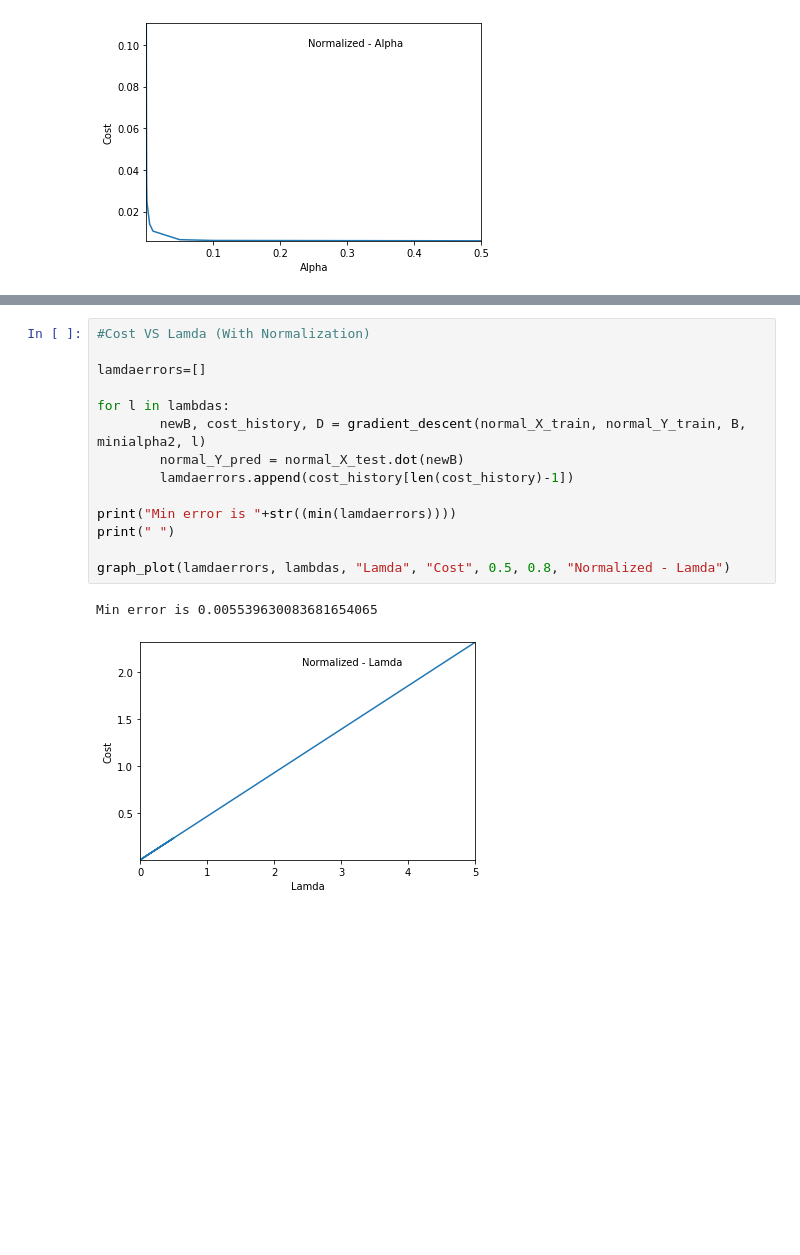
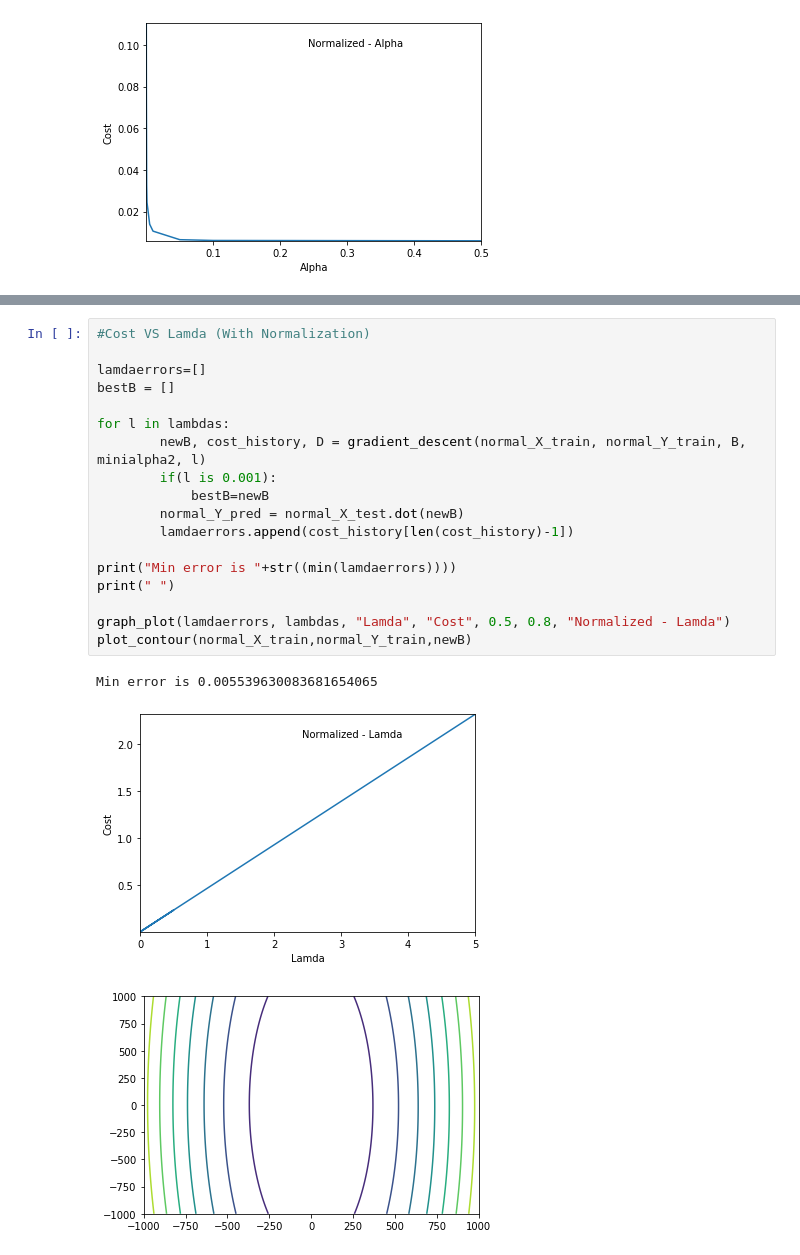
Before and after one commit to harshithbelagur/Data-Science, a Jupyter notebook: Multivariate-Regression/Multivariate Regression.ipynb, the cells around one changed output, grey strips where cells are left out. Cells and saved outputs as stored; diff of their text form; blank space fills up the shorter version.

```diff
--- a/Multivariate-Regression/Multivariate Regression.ipynb
+++ b/Multivariate-Regression/Multivariate Regression.ipynb
@@ -242,17 +264,22 @@ Min error is 30.934874551646225705
 # %%
 #Cost VS Lamda (With Normalization)
 
 lamdaerrors=[]
+bestB = []
 
 for l in lambdas:
         newB, cost_history, D = gradient_descent(normal_X_train, normal_Y_train, B, minialpha2, l)
+        if(l is 0.001):
+            bestB=newB
         normal_Y_pred = normal_X_test.dot(newB)
         lamdaerrors.append(cost_history[len(cost_history)-1])
 
 print("Min error is "+str((min(lamdaerrors))))
 print(" ")
 
 graph_plot(lamdaerrors, lambdas, "Lamda", "Cost", 0.5, 0.8, "Normalized - Lamda")
+plot_contour(normal_X_train,normal_Y_train,newB)
 # %% [output]
 Min error is 0.005539630083681654065
 [figure]
+[figure, added]
```
Also changed, not shown: parts of 7 cells of this notebook, 1 other file.
